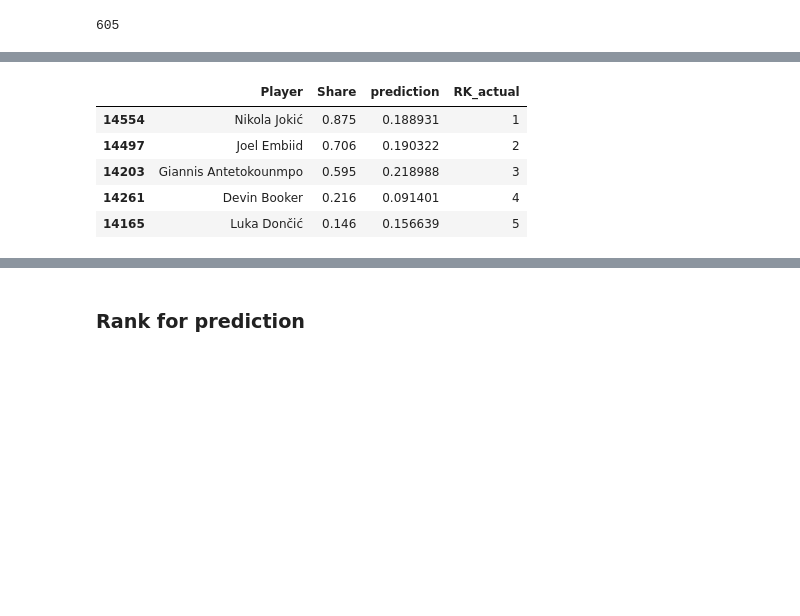
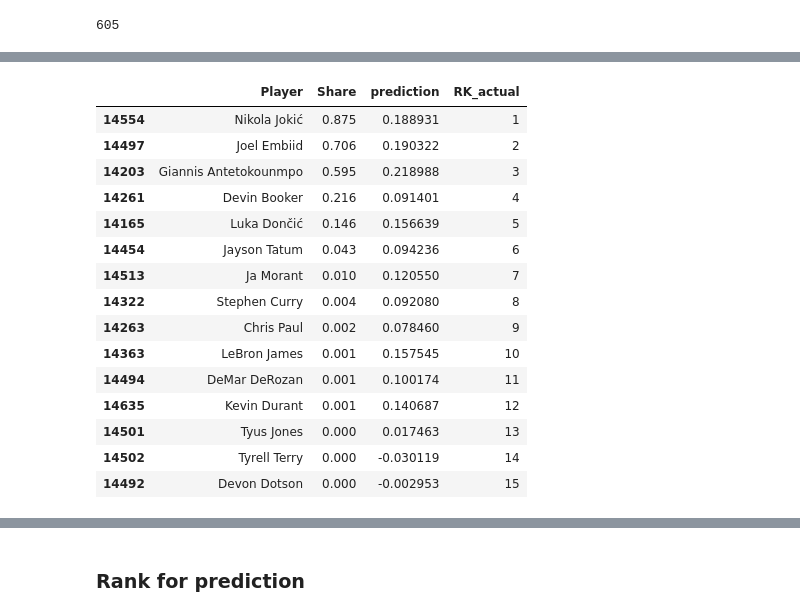
Before and after one commit to RVA-TheCoder/Web-Scrapping-in-Python, a Jupyter notebook: NBA/Part3_Training_Model.ipynb, the cells around one changed output, grey strips where cells are left out. Saved outputs shown, nothing was run; the diff lists cells and outputs as text; code cells hidden in the pictures; blank space fills up the shorter version.

```diff
--- a/NBA/Part3_Training_Model.ipynb
+++ b/NBA/Part3_Training_Model.ipynb
@@ -284,12 +309,22 @@ combination["RK_actual"] = list(range(1,len(combination) + 1))
 # %%
-combination.head()
+combination.head(15)
 # %% [output]
 |  | Player | Share | prediction | RK_actual |
 | 14554 | Nikola Jokić | 0.875 | 0.188931 | 1 |
 | 14497 | Joel Embiid | 0.706 | 0.190322 | 2 |
 | 14203 | Giannis Antetokounmpo | 0.595 | 0.218988 | 3 |
 | 14261 | Devin Booker | 0.216 | 0.091401 | 4 |
 | 14165 | Luka Dončić | 0.146 | 0.156639 | 5 |
+| 14454 | Jayson Tatum | 0.043 | 0.094236 | 6 |
+| 14513 | Ja Morant | 0.010 | 0.120550 | 7 |
+| 14322 | Stephen Curry | 0.004 | 0.092080 | 8 |
+| 14263 | Chris Paul | 0.002 | 0.078460 | 9 |
+| 14363 | LeBron James | 0.001 | 0.157545 | 10 |
+| 14494 | DeMar DeRozan | 0.001 | 0.100174 | 11 |
+| 14635 | Kevin Durant | 0.001 | 0.140687 | 12 |
+| 14501 | Tyus Jones | 0.000 | 0.017463 | 13 |
+| 14502 | Tyrell Terry | 0.000 | -0.030119 | 14 |
+| 14492 | Devon Dotson | 0.000 | -0.002953 | 15 |
 # %%
 combination.tail()
 # %% [output]
```
Also changed, not shown: parts of 30 cells of this notebook.
